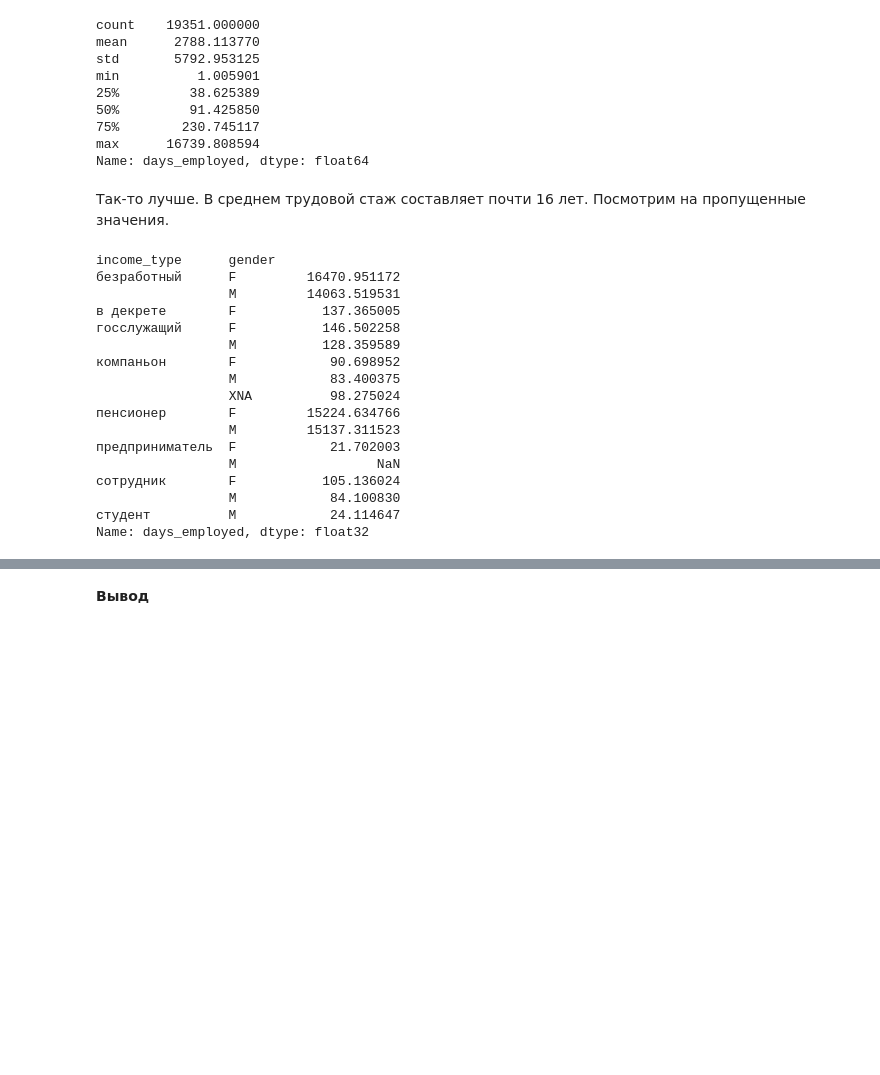
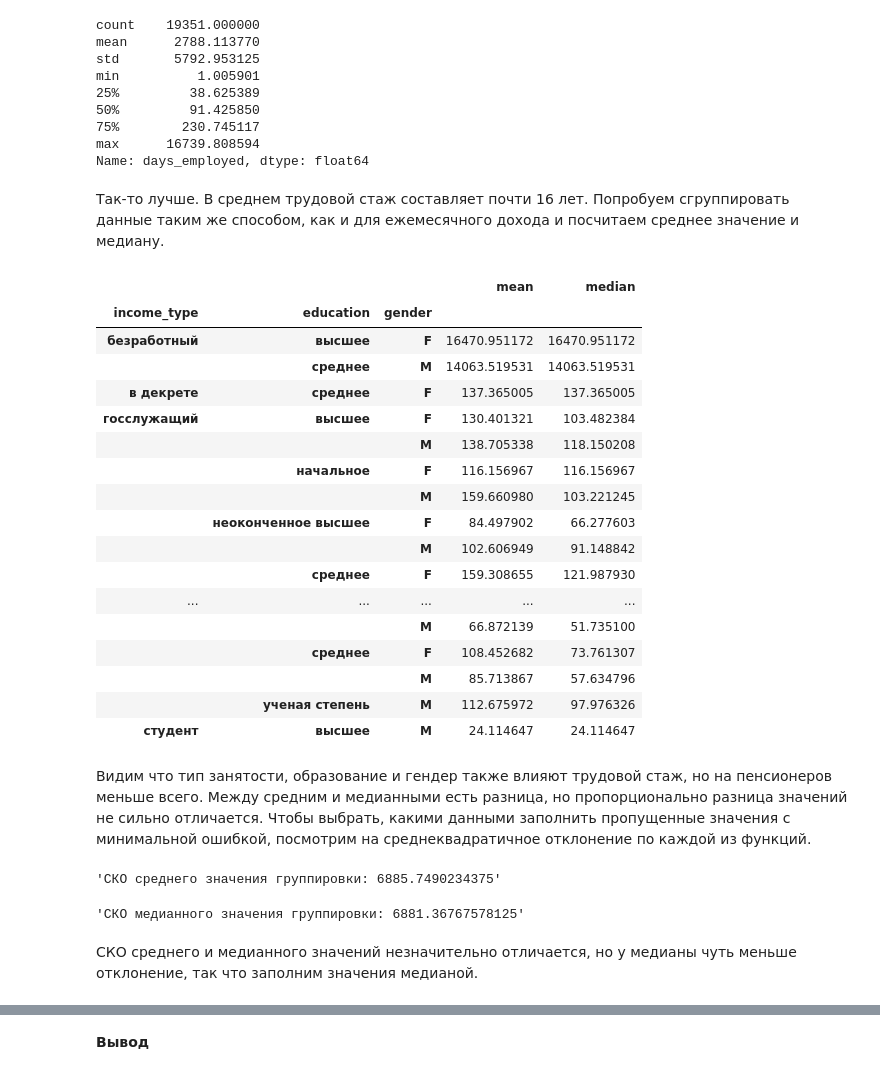
Before and after one commit to versus666jzx/practicum_ds, a Jupyter notebook: module_2/notebooks/credit_scoring.ipynb, the cells around one changed output, grey strips where cells are left out. Saved outputs shown, nothing was run; the diff lists cells and outputs as text; code cells hidden in the pictures; blank space fills up the shorter version.

```diff
--- a/module_2/notebooks/credit_scoring.ipynb
+++ b/module_2/notebooks/credit_scoring.ipynb
@@ -310,24 +331,37 @@ max      16739.808594
 Name: days_employed, dtype: float64
 # %% [markdown]
 Так-то лучше. В среднем трудовой стаж составляет почти 16 лет.
-Посмотрим на пропущенные значения.
+Попробуем сгруппировать данные таким же способом, как и для ежемесячного дохода и посчитаем среднее значение и медиану.
 # %%
-data.groupby(['income_type', 'gender'])['days_employed'].mean()
+display(data.groupby(['income_type', 'education', 'gender'])['days_employed'].agg(['mean', 'median']))
 # %% [output]
-income_type      gender
-безработный      F         16470.951172
-                 M         14063.519531
-в декрете        F           137.365005
-госслужащий      F           146.502258
-                 M           128.359589
-компаньон        F            90.698952
-                 M            83.400375
-                 XNA          98.275024
-пенсионер        F         15224.634766
-                 M         15137.311523
-предприниматель  F            21.702003
-                 M                  NaN
-сотрудник        F           105.136024
-                 M            84.100830
-студент          M            24.114647
-Name: days_employed, dtype: float32
+|  |  |  | mean | median |
+| income_type | education | gender |  |  |
+| безработный | высшее | F | 16470.951172 | 16470.951172 |
+|  | среднее | M | 14063.519531 | 14063.519531 |
+| в декрете | среднее | F | 137.365005 | 137.365005 |
+| госслужащий | высшее | F | 130.401321 | 103.482384 |
+|  |  | M | 138.705338 | 118.150208 |
+|  | начальное | F | 116.156967 | 116.156967 |
+|  |  | M | 159.660980 | 103.221245 |
+|  | неоконченное высшее | F | 84.497902 | 66.277603 |
+|  |  | M | 102.606949 | 91.148842 |
+|  | среднее | F | 159.308655 | 121.987930 |
+| ... | ... | ... | ... | ... |
+|  |  | M | 66.872139 | 51.735100 |
+|  | среднее | F | 108.452682 | 73.761307 |
+|  |  | M | 85.713867 | 57.634796 |
+|  | ученая степень | M | 112.675972 | 97.976326 |
+| студент | высшее | M | 24.114647 | 24.114647 |
+# %% [markdown]
+Видим что тип занятости, образование и гендер также влияют трудовой стаж, но на пенсионеров меньше всего.
+Между средним и медианными есть разница, но пропорционально разница значений не сильно отличается.
+Чтобы выбрать, какими данными заполнить пропущенные значения с минимальной ошибкой, посмотрим на среднеквадратичное отклонение по каждой из функций.
+# %%
+display(f"СКО среднего значения группировки: {data.groupby(['income_type', 'education', 'gender'])['days_employed'].agg(['mean', 'median'])['mean'].describe()['std']}")
+display(f"СКО медианного значения группировки: {data.groupby(['income_type', 'education', 'gender'])['days_employed'].agg(['mean', 'median'])['median'].describe()['std']}")
+# %% [output]
+'СКО среднего значения группировки: 6885.7490234375'
+'СКО медианного значения группировки: 6881.36767578125'
+# %% [markdown]
+СКО среднего и медианного значений незначительно отличается, но у медианы чуть меньше отклонение, так что заполним значения медианой.
```
Also changed, not shown: parts of 15 cells of this notebook.
